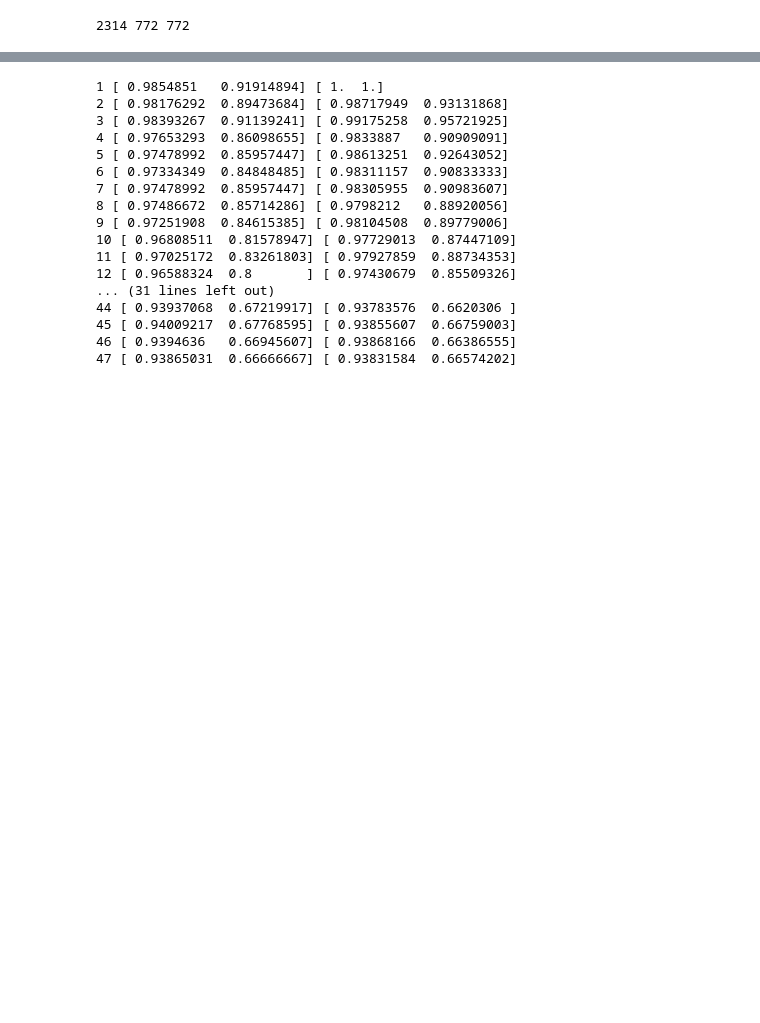
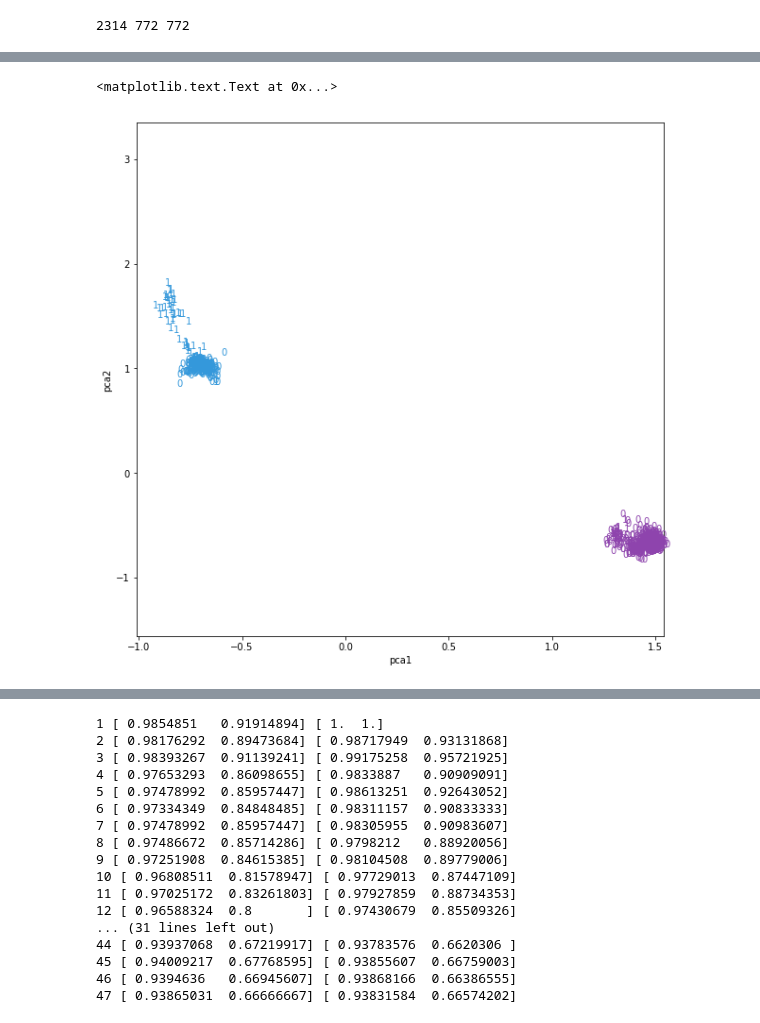
Before and after one commit to Freija/birdometer-ml, a Jupyter notebook: code/Birdometer.ipynb, the cells around one changed output, grey strips where cells are left out. Drawn from its saved outputs; the diff is of its cells as text; code cells hidden in the pictures; blank space fills up the shorter version.

```diff
--- a/code/Birdometer.ipynb
+++ b/code/Birdometer.ipynb
@@ -174,0 +212,18 @@ print(len(X_train), len(X_cv), len(X_test))
+# %%
+# First, grab the list of images in each group.
+# The image names are in the images list.
+# Also plot them to make sure we are selecting correcly
+# Group 1 is blue and group 2 is purple
+plt.figure(figsize=(10,10))
+plt.xlim(birds_pca[:,0].min(), birds_pca[:,0].max())
+plt.ylim(birds_pca[:,1].min(), birds_pca[:,1].max())
+for i in range(len(birds_pca)):
+    if (birds_pca[i,0] < -0.5) and (birds_pca[i,1] > 0.5):
+        plt.text(birds_pca[i,0], birds_pca[i,1], str(y_train[i]), color="#3498DB")
+    if (birds_pca[i,0] > 1.0) and (birds_pca[i,1] <0.0):
+        plt.text(birds_pca[i,0], birds_pca[i,1], str(y_train[i]), color="#8E44AD")
+plt.xlabel("pca1")
+plt.ylabel("pca2")
+# %% [output]
+<matplotlib.text.Text at 0x...>
+[figure, added]
```
Also changed, not shown: parts of 21 cells of this notebook.
